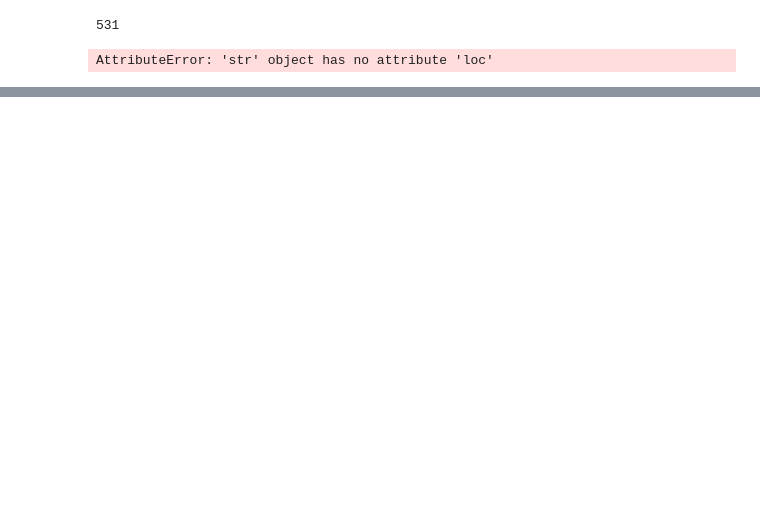
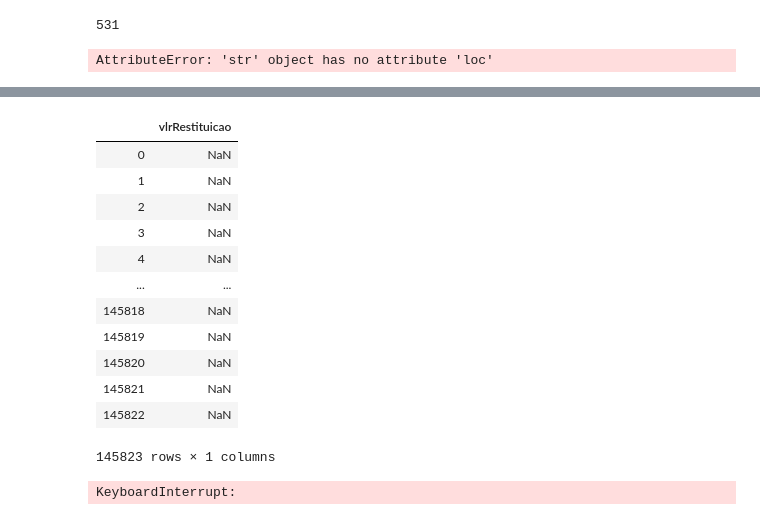
Before and after one commit to Marco87/Projects, a Jupyter notebook: Python/Semana Data Science/GastosDeputados.ipynb, the cells around one changed output, grey strips where cells are left out. Drawn from its saved outputs; the diff is of its cells as text; code cells hidden in the pictures; blank space fills up the shorter version.

```diff
--- a/Python/Semana Data Science/GastosDeputados.ipynb
+++ b/Python/Semana Data Science/GastosDeputados.ipynb
@@ -453,0 +487,16 @@ AttributeError: 'str' object has no attribute 'loc'
+# %%
+data_2019[['vlrRestituicao']]
+# %% [output]
+|  | vlrRestituicao |
+| 0 | NaN |
+| 1 | NaN |
+| 2 | NaN |
+| 3 | NaN |
+| 4 | NaN |
+| ... | ... |
+| 145818 | NaN |
+| 145819 | NaN |
+| 145820 | NaN |
+| 145821 | NaN |
+| 145822 | NaN |
+145823 rows × 1 columns
@@ -453,0 +511,21 @@ AttributeError: 'str' object has no attribute 'loc'
+# %%
+from sklearn.neighbors import KNeighborsClassifier
+from sklearn.model_selection import train_test_split
+
+X = data_2019[['vlrDocumento', 'numSubCota']]
+y = data_2019[['txtDescricao']]
+
+X_train, X_test, y_train, y_test = train_test_split(X, y, test_size=0.33, random_state=42)
+
+from sklearn.neighbors import KNeighborsClassifier
+
+model = KNeighborsClassifier(n_neighbors=8101, weights='distance')
+
+# Train the model using the training sets
+model.fit(X_train, y_train)
+
+#Predict Output
+predicted= model.predict(X_test) # 0:Overcast, 2:Mild
+print(predicted)
+# %% [output]
+KeyboardInterrupt:
```
Also changed, not shown: parts of 8 cells of this notebook.
